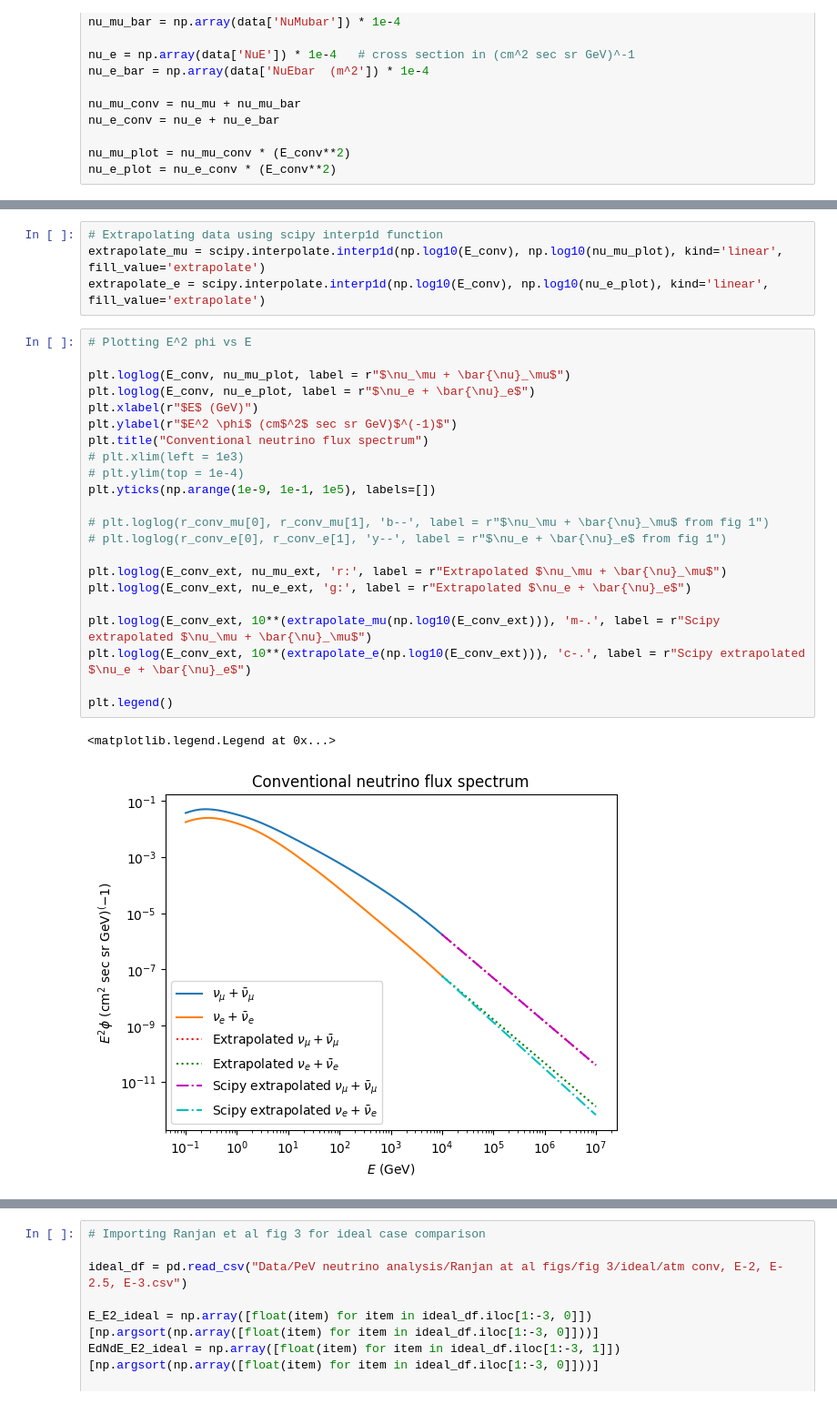
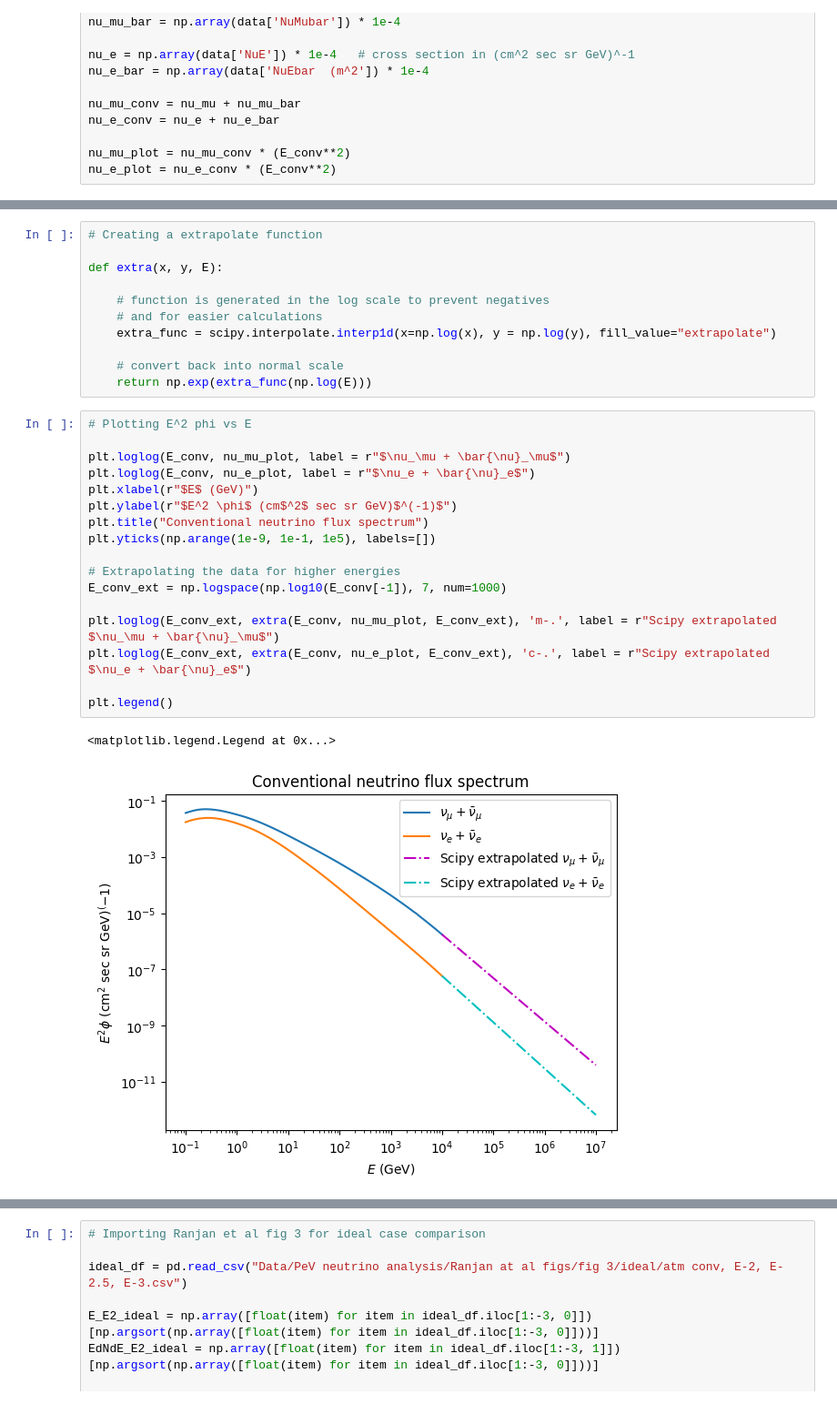
Before and after one commit to Booritth-Balaji/Neutrino-Research-Thesis, a Jupyter notebook: graph.ipynb, the cells around one changed output, grey strips where cells are left out. Shown at 91% size. Drawn from its saved outputs; the diff is of its cells as text.

```diff
--- a/graph.ipynb
+++ b/graph.ipynb
@@ -47,32 +34,34 @@ nu_e_ext = 10**(last_slope * np.log10(E_conv_ext) + const_e)
-# %%
-# Extrapolating data using scipy interp1d function
-extrapolate_mu = scipy.interpolate.interp1d(np.log10(E_conv), np.log10(nu_mu_plot), kind='linear', fill_value='extrapolate')
-extrapolate_e = scipy.interpolate.interp1d(np.log10(E_conv), np.log10(nu_e_plot), kind='linear', fill_value='extrapolate')
+# %%
+# Creating a extrapolate function
+
+def extra(x, y, E):
+
+    # function is generated in the log scale to prevent negatives
+    # and for easier calculations
+    extra_func = scipy.interpolate.interp1d(x=np.log(x), y = np.log(y), fill_value="extrapolate")
+
+    # convert back into normal scale
+    return np.exp(extra_func(np.log(E)))
 # %%
 # Plotting E^2 phi vs E
 
 plt.loglog(E_conv, nu_mu_plot, label = r"$\nu_\mu + \bar{\nu}_\mu$")
 plt.loglog(E_conv, nu_e_plot, label = r"$\nu_e + \bar{\nu}_e$")
 plt.xlabel(r"$E$ (GeV)")
 plt.ylabel(r"$E^2 \phi$ (cm$^2$ sec sr GeV)$^(-1)$")
 plt.title("Conventional neutrino flux spectrum")
-# plt.xlim(left = 1e3)
-# plt.ylim(top = 1e-4)
 plt.yticks(np.arange(1e-9, 1e-1, 1e5), labels=[])
 
-# plt.loglog(r_conv_mu[0], r_conv_mu[1], 'b--', label = r"$\nu_\mu + \bar{\nu}_\mu$ from fig 1")
-# plt.loglog(r_conv_e[0], r_conv_e[1], 'y--', label = r"$\nu_e + \bar{\nu}_e$ from fig 1")
+# Extrapolating the data for higher energies
+E_conv_ext = np.logspace(np.log10(E_conv[-1]), 7, num=1000)
 
-plt.loglog(E_conv_ext, nu_mu_ext, 'r:', label = r"Extrapolated $\nu_\mu + \bar{\nu}_\mu$")
-plt.loglog(E_conv_ext, nu_e_ext, 'g:', label = r"Extrapolated $\nu_e + \bar{\nu}_e$")
-
-plt.loglog(E_conv_ext, 10**(extrapolate_mu(np.log10(E_conv_ext))), 'm-.', label = r"Scipy extrapolated $\nu_\mu + \bar{\nu}_\mu$")
-plt.loglog(E_conv_ext, 10**(extrapolate_e(np.log10(E_conv_ext))), 'c-.', label = r"Scipy extrapolated $\nu_e + \bar{\nu}_e$")
+plt.loglog(E_conv_ext, extra(E_conv, nu_mu_plot, E_conv_ext), 'm-.', label = r"Scipy extrapolated $\nu_\mu + \bar{\nu}_\mu$")
+plt.loglog(E_conv_ext, extra(E_conv, nu_e_plot, E_conv_ext), 'c-.', label = r"Scipy extrapolated $\nu_e + \bar{\nu}_e$")
 
 plt.legend()
 # %% [output]
 <matplotlib.legend.Legend at 0x...>
-[figure, old version]
+[figure, new version]
 # %%
 # Importing the nu_mu(-) prompt neutrino flux data set
 # from: https://arxiv.org/pdf/0806.0418
```
Also changed, not shown: parts of 27 cells of this notebook, 4 other files.
